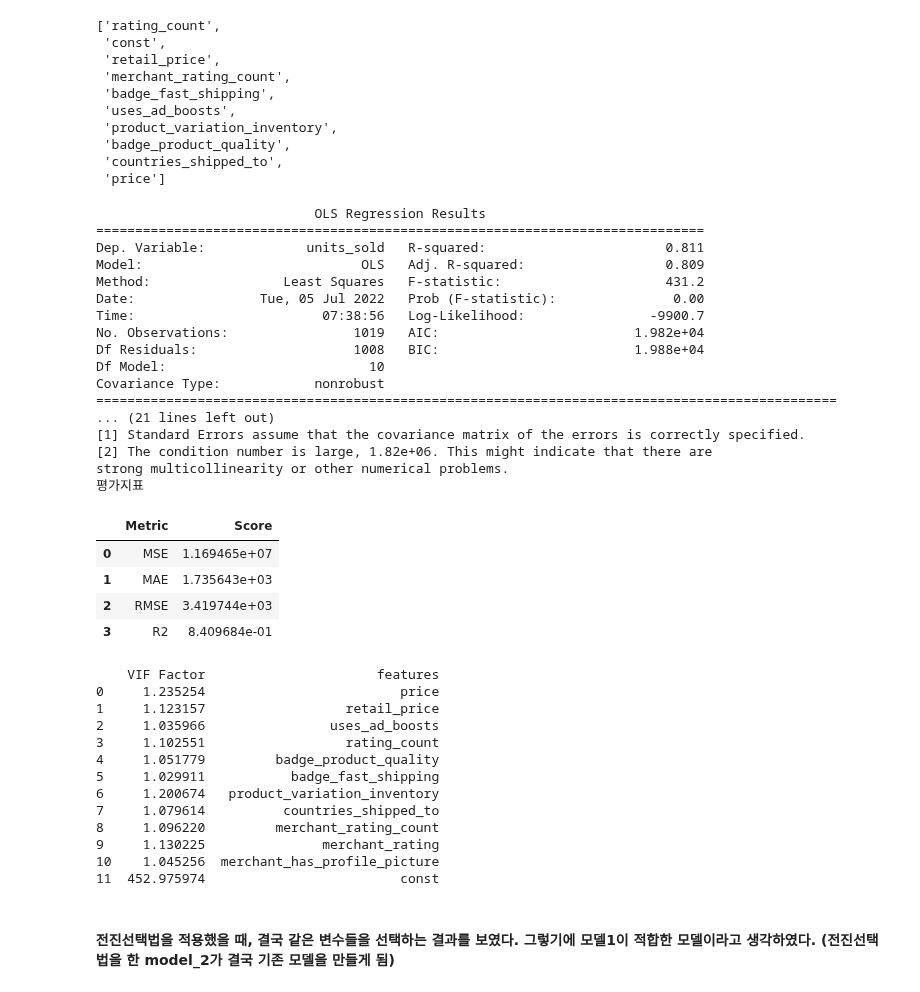
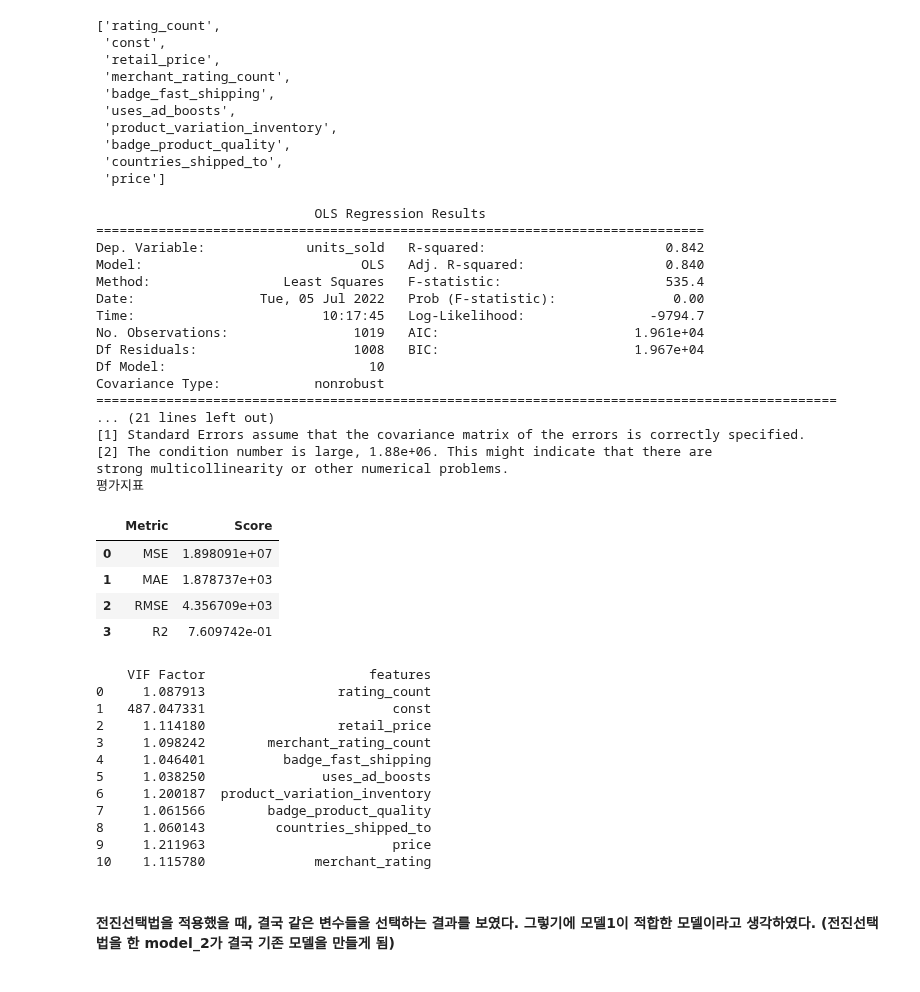
Before and after one commit to cyss93/CP1_team8, a Jupyter notebook: Summer_products_Regression.ipynb, the cells around one changed output. Drawn from its saved outputs; the diff is of its cells as text; code cells hidden in the pictures.

```diff
--- a/Summer_products_Regression.ipynb
+++ b/Summer_products_Regression.ipynb
@@ -426,59 +426,58 @@ model_2 = sm.OLS(y_train, sm.add_constant(pd.DataFrame(X_train[selected_features
 print(model_2.summary())
 
 
 # 에러
 y_pred = model_2.predict(X_test[selected_features])
 
 # 평가지표 계산
 print('평가지표')
 mse = mean_squared_error(y_test, y_pred)
 mae = mean_absolute_error(y_test, y_pred)
 rmse = mse ** 0.5
 r2 = r2_score(y_test, y_pred)
 display(pd.DataFrame([['MSE', mse],['MAE', mae],['RMSE', rmse],['R2', r2]], columns=['Metric', 'Score']))
 
 
 # VIF 계산
 vif = pd.DataFrame()
-vif["VIF Factor"] = [variance_inflation_factor(X_train.values,i) for i in range(X_train.shape[1])]
-vif["features"] = X_train.columns
+vif["VIF Factor"] = [variance_inflation_factor(X_train[selected_features].values,i) for i in range(X_train[selected_features].shape[1])]
+vif["features"] = X_train[selected_features].columns
 print(vif)
 # %% [output]
                             OLS Regression Results
 ==============================================================================
-Dep. Variable:             units_sold   R-squared:                       0.811
-Model:                            OLS   Adj. R-squared:                  0.809
-Method:                 Least Squares   F-statistic:                     431.2
+Dep. Variable:             units_sold   R-squared:                       0.842
+Model:                            OLS   Adj. R-squared:                  0.840
+Method:                 Least Squares   F-statistic:                     535.4
 Date:                Tue, 05 Jul 2022   Prob (F-statistic):               0.00
-Time:                        07:38:56   Log-Likelihood:                -9900.7
-No. Observations:                1019   AIC:                         1.982e+04
-Df Residuals:                    1008   BIC:                         1.988e+04
+Time:                        10:17:45   Log-Likelihood:                -9794.7
+No. Observations:                1019   AIC:                         1.961e+04
+Df Residuals:                    1008   BIC:                         1.967e+04
 Df Model:                          10
 Covariance Type:            nonrobust
 ===============================================================================================
 ... (21 lines left out)
 [1] Standard Errors assume that the covariance matrix of the errors is correctly specified.
-[2] The condition number is large, 1.82e+06. This might indicate that there are
+[2] The condition number is large, 1.88e+06. This might indicate that there are
 strong multicollinearity or other numerical problems.
 평가지표
 |  | Metric | Score |
-| 0 | MSE | 1.169465e+07 |
-| 1 | MAE | 1.735643e+03 |
-| 2 | RMSE | 3.419744e+03 |
-| 3 | R2 | 8.409684e-01 |
+| 0 | MSE | 1.898091e+07 |
+| 1 | MAE | 1.878737e+03 |
+| 2 | RMSE | 4.356709e+03 |
+| 3 | R2 | 7.609742e-01 |
-    VIF Factor                      features
-0     1.235254                         price
-1     1.123157                  retail_price
-2     1.035966                uses_ad_boosts
-3     1.102551                  rating_count
-4     1.051779         badge_product_quality
-5     1.029911           badge_fast_shipping
-6     1.200674   product_variation_inventory
-7     1.079614          countries_shipped_to
-8     1.096220         merchant_rating_count
-9     1.130225               merchant_rating
-10    1.045256  merchant_has_profile_picture
-11  452.975974                         const
+    VIF Factor                     features
+0     1.087913                 rating_count
+1   487.047331                        const
+2     1.114180                 retail_price
+3     1.098242        merchant_rating_count
+4     1.046401          badge_fast_shipping
+5     1.038250               uses_ad_boosts
+6     1.200187  product_variation_inventory
+7     1.061566        badge_product_quality
+8     1.060143         countries_shipped_to
+9     1.211963                        price
+10    1.115780              merchant_rating
 # %% [markdown]
 #### 전진선택법을 적용했을 때, 결국 같은 변수들을 선택하는 결과를 보였다. 그렇기에 모델1이 적합한 모델이라고 생각하였다. (전진선택법을 한 model_2가 결국 기존 모델을 만들게 됨)
 # %% [markdown]
```
Also changed, not shown: parts of 3 cells of this notebook.
